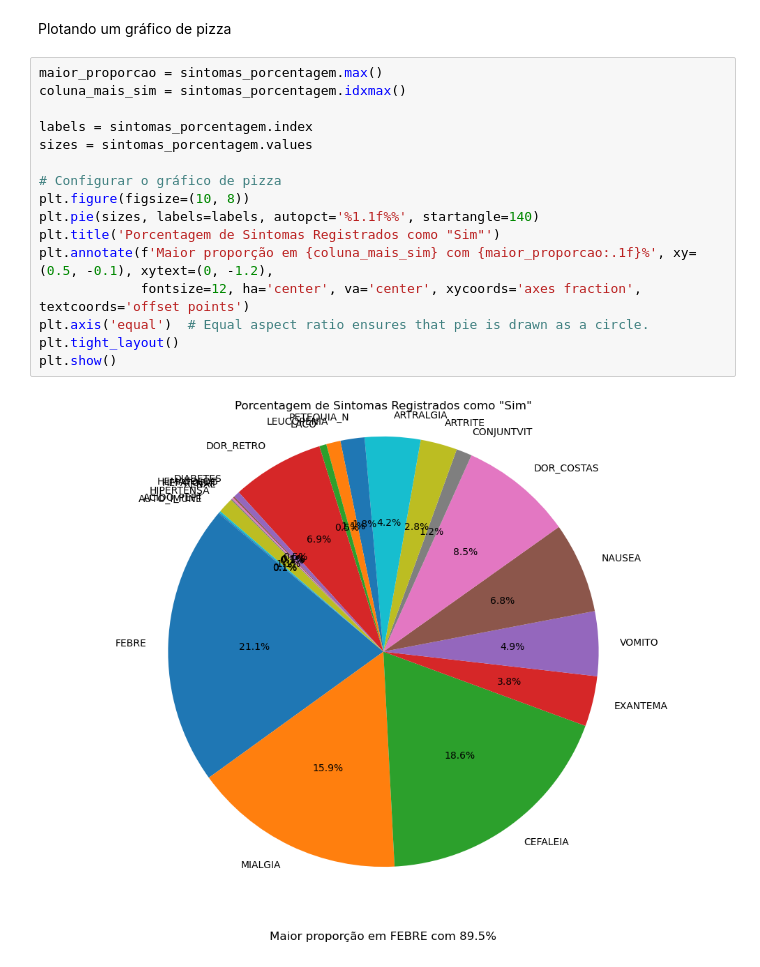
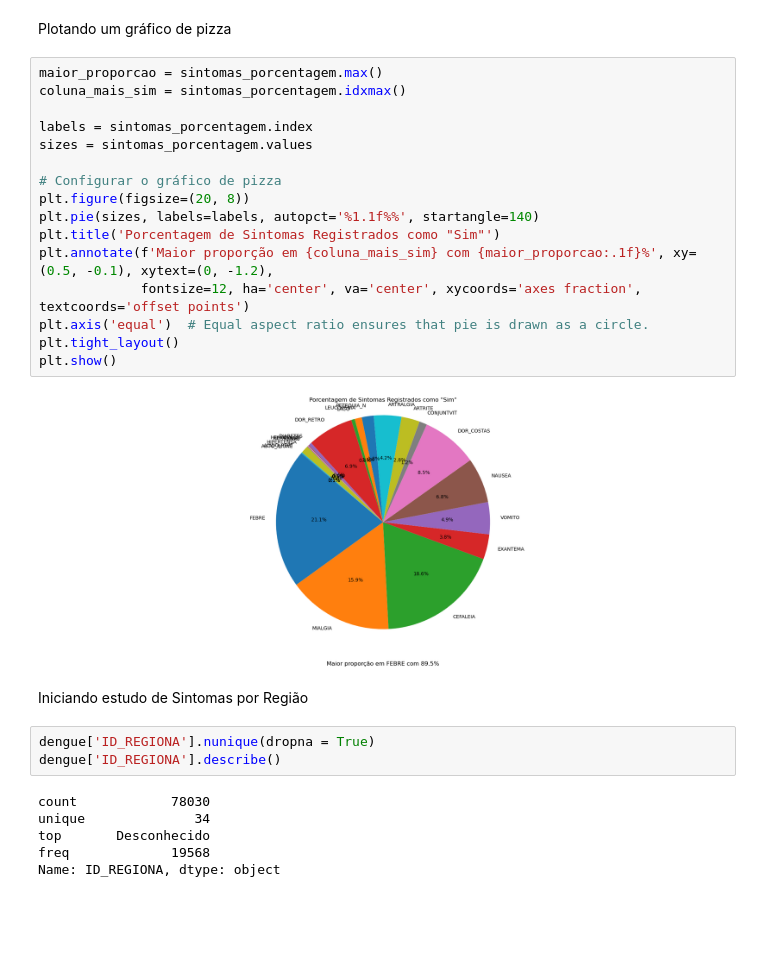
Before and after one commit to luanalorhanni/estudo-dengue-1, a Jupyter notebook: dengbr21/base-dengue-21.ipynb, the cells around one changed output. Drawn from its saved outputs; the diff is of its cells as text; blank space fills up the shorter version.

```diff
--- a/base-dengue-1.ipynb
+++ b/dengbr21/base-dengue-21.ipynb
@@ -392,18 +390,29 @@ Plotando um gráfico de pizza
 # %%
 maior_proporcao = sintomas_porcentagem.max()
 coluna_mais_sim = sintomas_porcentagem.idxmax()
 
 labels = sintomas_porcentagem.index
 sizes = sintomas_porcentagem.values
 
 # Configurar o gráfico de pizza
-plt.figure(figsize=(10, 8))
+plt.figure(figsize=(20, 8))
 plt.pie(sizes, labels=labels, autopct='%1.1f%%', startangle=140)
 plt.title('Porcentagem de Sintomas Registrados como "Sim"')
 plt.annotate(f'Maior proporção em {coluna_mais_sim} com {maior_proporcao:.1f}%', xy=(0.5, -0.1), xytext=(0, -1.2),
              fontsize=12, ha='center', va='center', xycoords='axes fraction', textcoords='offset points')
 plt.axis('equal')  # Equal aspect ratio ensures that pie is drawn as a circle.
 plt.tight_layout()
 plt.show()
 # %% [output]
-[figure, old version]
+[figure, new version]
+# %% [markdown]
+Iniciando estudo de Sintomas por Região
+# %%
+dengue['ID_REGIONA'].nunique(dropna = True)
+dengue['ID_REGIONA'].describe()
+# %% [output]
+count            78030
+unique              34
+top       Desconhecido
+freq             19568
+Name: ID_REGIONA, dtype: object
```
Also changed, not shown: parts of 15 cells of this notebook, 4 other files.
